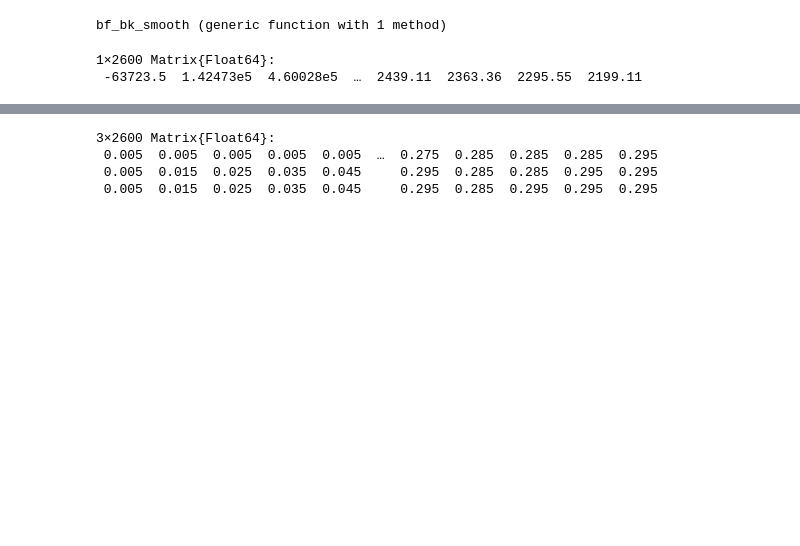
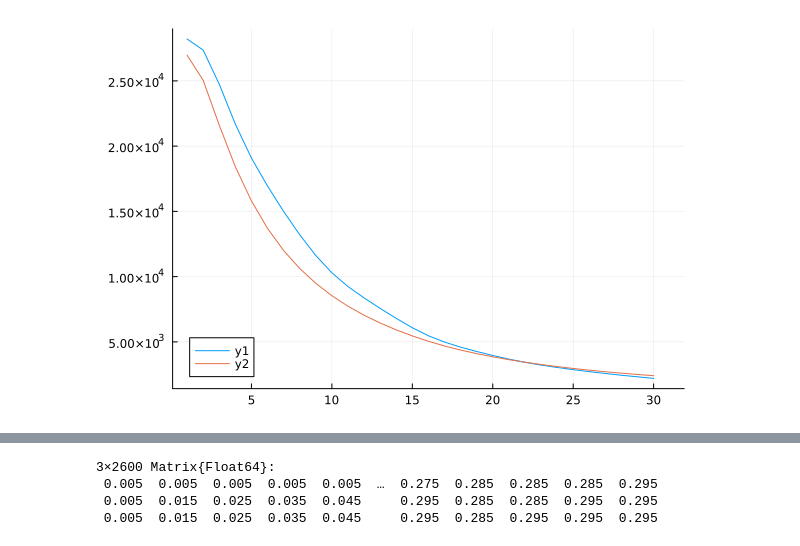
Before and after one commit to ladosamushia/BispectrumTheory, a Jupyter notebook: notebooks/Extract_smooth_Bk.ipynb, the cells around one changed output, grey strips where cells are left out. Saved outputs shown, nothing was run; the diff lists cells and outputs as text; code cells hidden in the pictures; blank space fills up the shorter version.

Commit message:
reduce functions

```diff
--- a/notebooks/Extract_smooth_Bk.ipynb
+++ b/notebooks/Extract_smooth_Bk.ipynb
@@ -48,18 +30,15 @@ smooth_bk (generic function with 1 method)
+# %%
+function smooth_bk_average_k1(k123, keq, ns, A, f, b1, b2, SN1, SN2)
+    bk = smooth_bk(k123, keq, ns, A, f, b1, b2, SN1, SN2)
+    return average_over_k1(k123[1,:], collect(0.0:0.01:0.3), bk)
+end;
+# %%
+lrg_bk_k1 = readdlm("../data/bk_average_k1.txt");
+# %%
+bk_trial = smooth_bk_average_k1(k123, 0.1, 1, 30000, 0.7, 2, 0.3, 300, 300);
+plot(lrg_bk_k1)
+plot!(bk_trial)
+# %% [output]
+[figure, added]
 # %%
-
-bf_bk_smooth(x) = sum((bkmean .- smooth_bk(k123, x[1], x[2], x[3], x[4], x[5], x[6])).^2 .*k123[1,:].*k123[2,:].*k123[3,:])
+bf_bk_fit = x -> sum((lrg_bk_k1 .- smooth_bk_average_k1(k123, x[1], x[2], x[3], x[4], x[5], x[6], x[7], x[8]).^2));
-# %% [output]
-bf_bk_smooth (generic function with 1 method)
-# %%
-bkall = zeros(25,2600)
-cc = 1
-for ff in readdir("../data/")
-    if ff[1:2] == "bk"
-        bkall[cc,:] = readdlm(string("../data/",ff))[:,4]
-        cc += 1
-    end
-end
-bkmean = mean(bkall, dims=1)
-# %% [output]
-1×2600 Matrix{Float64}:
- -63723.5  1.42473e5  4.60028e5  …  2439.11  2363.36  2295.55  2199.11
```
Also changed, not shown: parts of 12 cells of this notebook, 6 other files.
